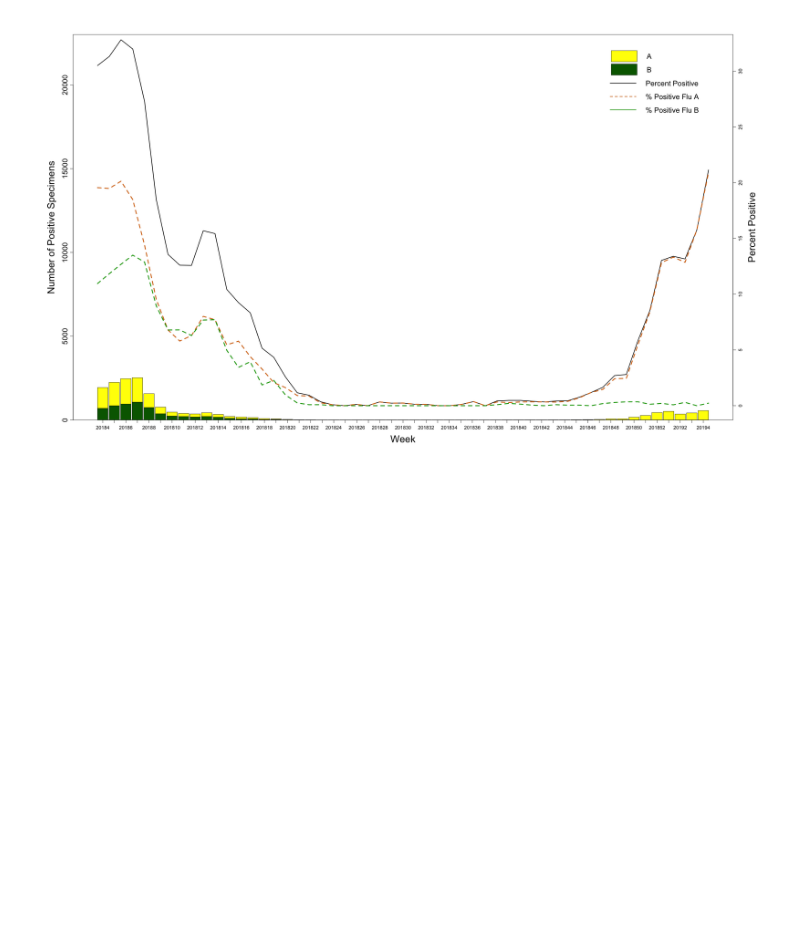
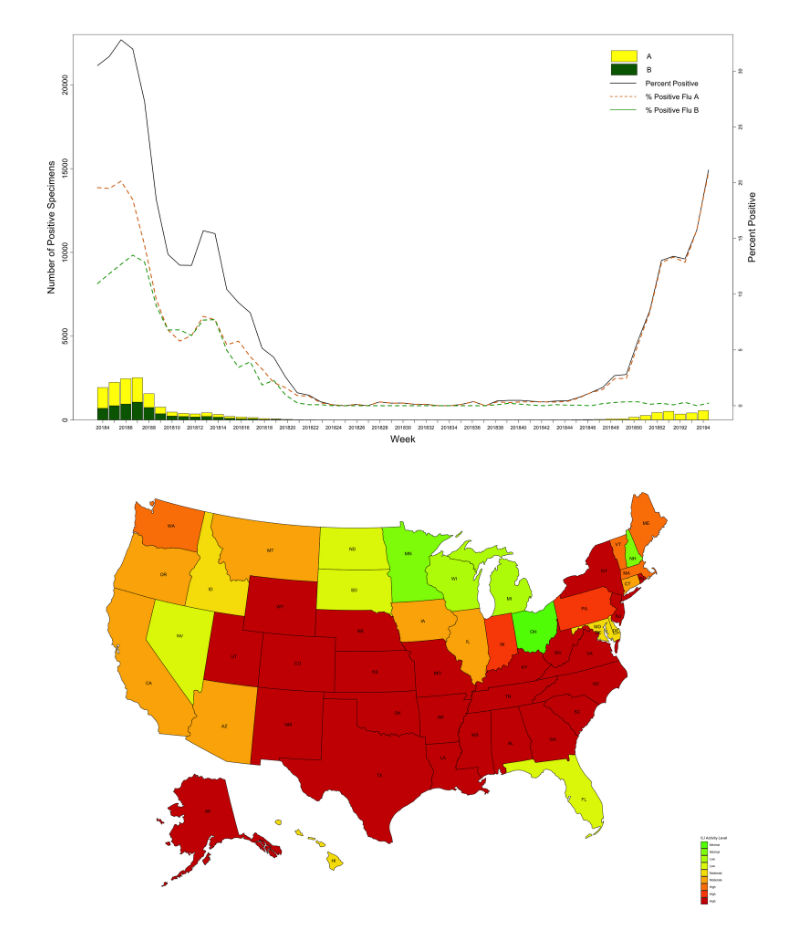
Before and after one commit to nullbringer/Exploratory-Data-Analysis, a Jupyter notebook: Lab1/part2/Lab1Part2.ipynb, the cells around one changed output. Saved outputs shown, nothing was run; the diff lists cells and outputs as text; code cells hidden in the pictures; blank space fills up the shorter version.

```diff
--- a/Lab1/part2/Lab1Part2.ipynb
+++ b/Lab1/part2/Lab1Part2.ipynb
@@ -287,33 +238,35 @@ legend("topleft",inset=c(0.765,0.08),legend=lineLegend, col=c("black", "#CC6600"
 # %%
 
 
-# ili_activity_level = read.csv("StateDataforMap_2018-19week7.csv")
-# act <- ili_activity_level[c(1,4,5)]
-# names(act) <- c("full","level","label")
-# # nrow(act)
-# # act
-# # statepop
+ili_activity_level = read.csv("StateDataforMap_2018-19week7.csv")
+act <- ili_activity_level[c(1,4,5)]
+names(act) <- c("full","level","label")
+# nrow(act)
+# act
+# statepop
 
-# state_data <- merge(statepop,act, by="full")
-# # nrow(state_data)
+state_data <- merge(statepop,act, by="full")
+# nrow(state_data)
 
 
 
-# state_data <-separate(data = state_data, col = level, into = c("leveltext", "levelvalue"), sep = " ")
+state_data <-separate(data = state_data, col = level, into = c("leveltext", "levelvalue"), sep = " ")
 
-# # state_data$levelvalue <- as.character(state_data$levelvalue)
-# state_data$levelvalue[nchar(state_data$levelvalue) < 2 ] <- paste("0",state_data$levelvalue[nchar(state_data$levelvalue) < 2 ] , sep = "")
-# # state_data
+# state_data$levelvalue <- as.character(state_data$levelvalue)
+state_data$levelvalue[nchar(state_data$levelvalue) < 2 ] <- paste("0",state_data$levelvalue[nchar(state_data$levelvalue) < 2 ] , sep = "")
+# state_data
 
 
-# color_pallete <- c("00" = "#FFFFFF", "01" = "#00C200", "02" = "#5BF700", "03" = "#8CF700",
-#                    "04" = "#BAF700", "05" = "#E0F500", "06" = "#F7DF00", "07" = "#FCB100",
-#                    "08" = "#FC8200",  "09" = "#FA4F00", "10" = "#CC0000")
+color_pallete <- c("00" = "#FFFFFF", "01" = "#00C200", "02" = "#5BF700", "03" = "#8CF700",
+                   "04" = "#BAF700", "05" = "#E0F500", "06" = "#F7DF00", "07" = "#FCB100",
+                   "08" = "#FC8200",  "09" = "#FA4F00", "10" = "#CC0000")
 
 
-# label_list <- unique(state_data[c("levelvalue", "label")])
+label_list <- unique(state_data[c("levelvalue", "label")])
 
-# plot_usmap(data = state_data, values = "levelvalue",  labels = TRUE) +
-# scale_fill_manual(values = color_pallete, name= "ILI Activity Level",guide = 'legend', labels= label_list[order(label_list$levelvalue),][["label"]] ) +
+plot_usmap(data = state_data, values = "levelvalue",  labels = TRUE) +
+scale_fill_manual(values = color_pallete, name= "ILI Activity Level",guide = 'legend', labels= label_list[order(label_list$levelvalue),][["label"]] ) +
 
-# theme(legend.position = "right")
+theme(legend.position = "right")
+# %% [output]
+[figure, added]
```
Also changed, not shown: parts of 18 cells of this notebook.
